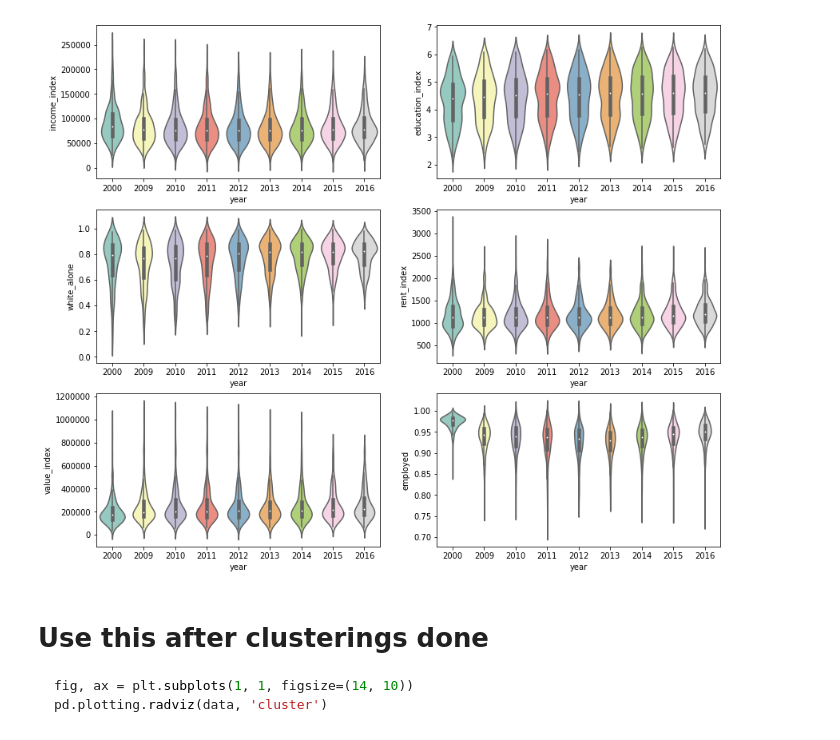
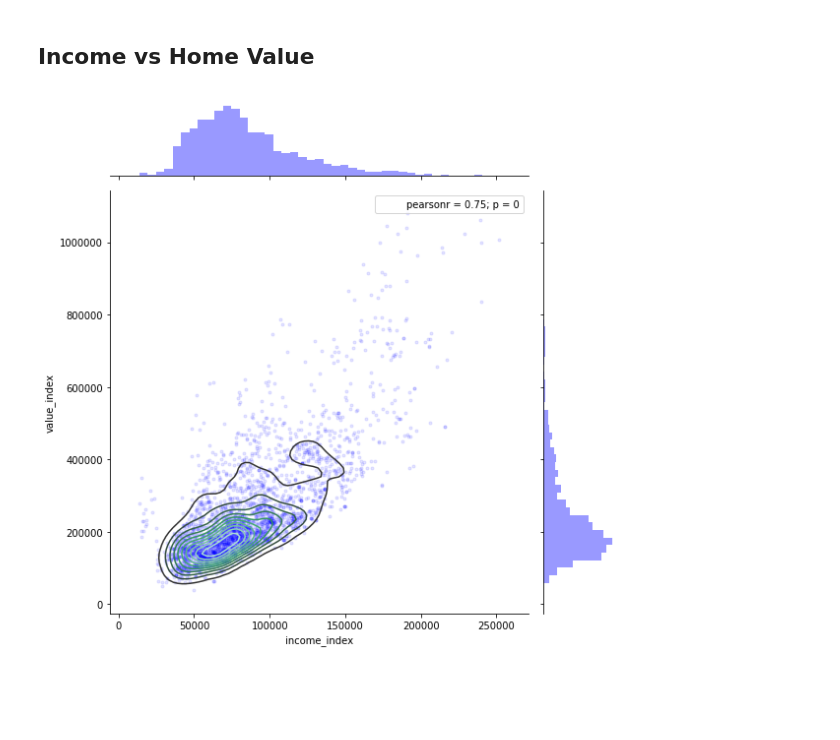
Before and after one commit to tsansom/Springboard-Data-Science, a Jupyter notebook: capstone_projects/gentrification/notebooks/4 - Exploratory Data Analysis.ipynb, the cells around one changed output. Saved outputs shown, nothing was run; the diff lists cells and outputs as text; code cells hidden in the pictures; blank space fills up the shorter version.

````diff
--- a/capstone_projects/gentrification/notebooks/4 - Exploratory Data Analysis.ipynb
+++ b/capstone_projects/gentrification/notebooks/4 - Exploratory Data Analysis.ipynb
@@ -45,13 +70,10 @@ sns.heatmap(corr, vmax=0.8, vmin=0.2, annot=True, cbar=False, square=True, ax=ax
-# %%
-fig, axes = plt.subplots(3, 2, figsize=(14, 12))
-
-for var, ax in zip(cols, axes.flatten()):
-    sns.violinplot(x='year', y=var, data=data, ax=ax, palette='Set3', fliersize=3)
-# %% [output]
-[figure, removed]
-# %% [markdown]
-# Use this after clusterings done
-```python
-fig, ax = plt.subplots(1, 1, figsize=(14, 10))
-pd.plotting.radviz(data, 'cluster')
-```
+# %% [markdown]
+## Income vs Home Value
+# %%
+_ = sns.jointplot(x='income_index', y='value_index', data=data, size=8,
+                  joint_kws={'alpha': 0.1, 'marker': '.'}, color='b') \
+    .plot_joint(sns.kdeplot, zorder=2)
+plt.savefig(os.path.join('..', 'figures', 'joint_income_value.png'),
+            dpi=500, transparent=True)
+# %% [output]
+[figure, added]
````
Also changed, not shown: parts of 20 cells of this notebook, 9 other files.
